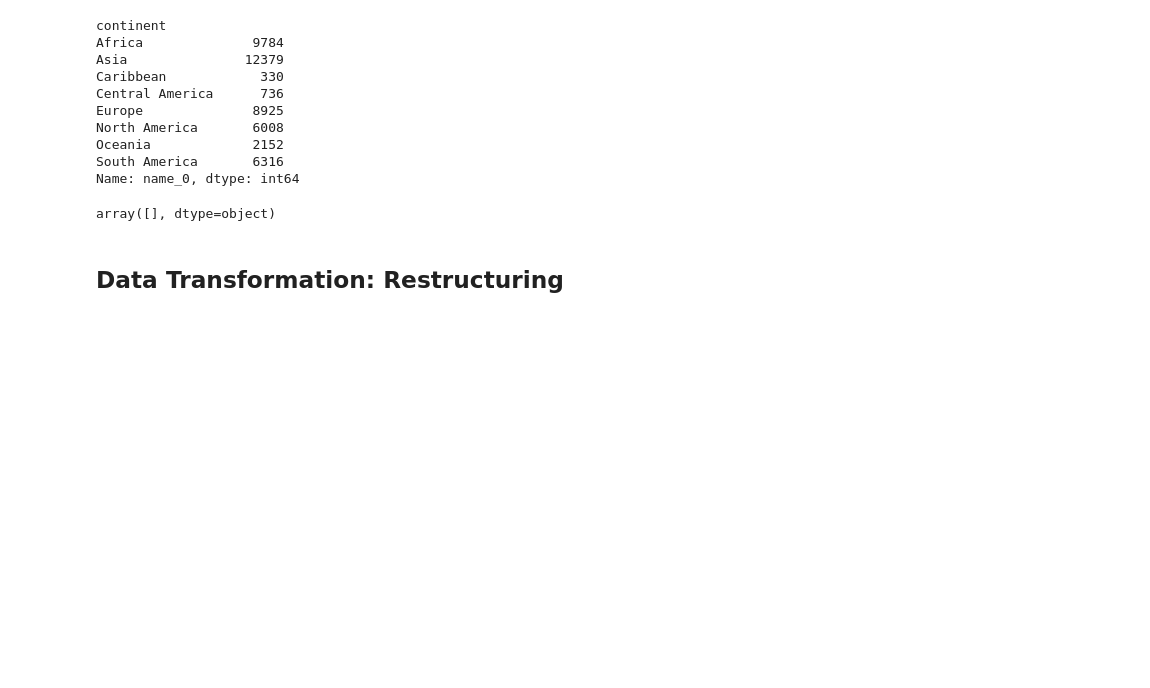
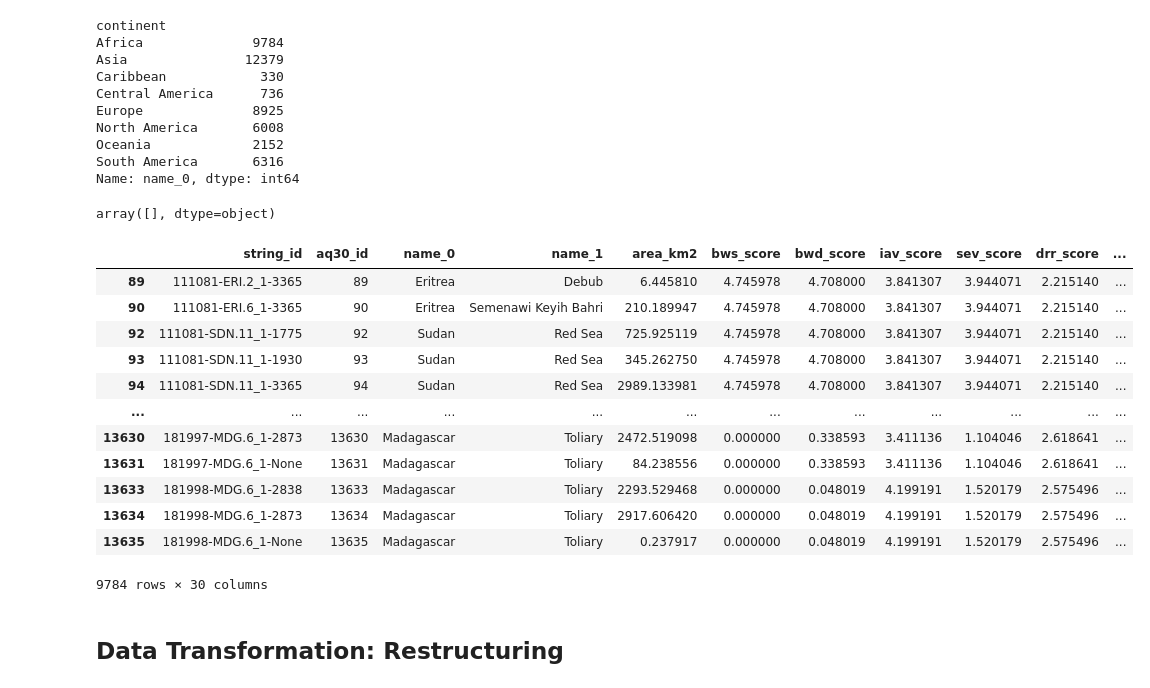
Before and after one commit to wolfzbp/Global-Water-Indicators-based-on-Aqueduct-4.0, a Jupyter notebook: data_cleaning.ipynb, the cells around one changed output. Cells and saved outputs as stored; diff of their text form; code cells hidden in the pictures; blank space fills up the shorter version.

```diff
--- a/data_cleaning.ipynb
+++ b/data_cleaning.ipynb
@@ -375,6 +375,28 @@ Name: name_0, dtype: int64
 df_cleaned[df_cleaned['continent'].isna()]['name_0'].unique()
 # %% [output]
 array([], dtype=object)
+# %%
+# Creación de Macro-indicadores
+
+df_cleaned['Riesgo_Hidrologico_total'] = df_cleaned[riesgo_hidrologico].mean(axis=1)
+df_cleaned['Riesgo_Eventos_total'] = df_cleaned[eventos_hidrologicos].mean(axis=1)
+df_cleaned['Riesgo_Calidad_Agua_total'] = df_cleaned[calidad_agua].mean(axis=1)
+df_cleaned['Riesgo_por_Industria_total'] = df_cleaned[por_industria].mean(axis=1)
+df_cleaned[df_cleaned['continent'] == 'Africa']
+# %% [output]
+|  | string_id | aq30_id | name_0 | name_1 | area_km2 | bws_score | bwd_score | iav_score | sev_score | drr_score | ... |
+| 89 | 111081-ERI.2_1-3365 | 89 | Eritrea | Debub | 6.445810 | 4.745978 | 4.708000 | 3.841307 | 3.944071 | 2.215140 | ... |
+| 90 | 111081-ERI.6_1-3365 | 90 | Eritrea | Semenawi Keyih Bahri | 210.189947 | 4.745978 | 4.708000 | 3.841307 | 3.944071 | 2.215140 | ... |
+| 92 | 111081-SDN.11_1-1775 | 92 | Sudan | Red Sea | 725.925119 | 4.745978 | 4.708000 | 3.841307 | 3.944071 | 2.215140 | ... |
+| 93 | 111081-SDN.11_1-1930 | 93 | Sudan | Red Sea | 345.262750 | 4.745978 | 4.708000 | 3.841307 | 3.944071 | 2.215140 | ... |
+| 94 | 111081-SDN.11_1-3365 | 94 | Sudan | Red Sea | 2989.133981 | 4.745978 | 4.708000 | 3.841307 | 3.944071 | 2.215140 | ... |
+| ... | ... | ... | ... | ... | ... | ... | ... | ... | ... | ... | ... |
+| 13630 | 181997-MDG.6_1-2873 | 13630 | Madagascar | Toliary | 2472.519098 | 0.000000 | 0.338593 | 3.411136 | 1.104046 | 2.618641 | ... |
+| 13631 | 181997-MDG.6_1-None | 13631 | Madagascar | Toliary | 84.238556 | 0.000000 | 0.338593 | 3.411136 | 1.104046 | 2.618641 | ... |
+| 13633 | 181998-MDG.6_1-2838 | 13633 | Madagascar | Toliary | 2293.529468 | 0.000000 | 0.048019 | 4.199191 | 1.520179 | 2.575496 | ... |
+| 13634 | 181998-MDG.6_1-2873 | 13634 | Madagascar | Toliary | 2917.606420 | 0.000000 | 0.048019 | 4.199191 | 1.520179 | 2.575496 | ... |
+| 13635 | 181998-MDG.6_1-None | 13635 | Madagascar | Toliary | 0.237917 | 0.000000 | 0.048019 | 4.199191 | 1.520179 | 2.575496 | ... |
+9784 rows × 30 columns
 # %% [markdown]
 ## **Data Transformation: Restructuring**
 # %% [markdown]
```
Also changed, not shown: parts of 2 cells of this notebook.
